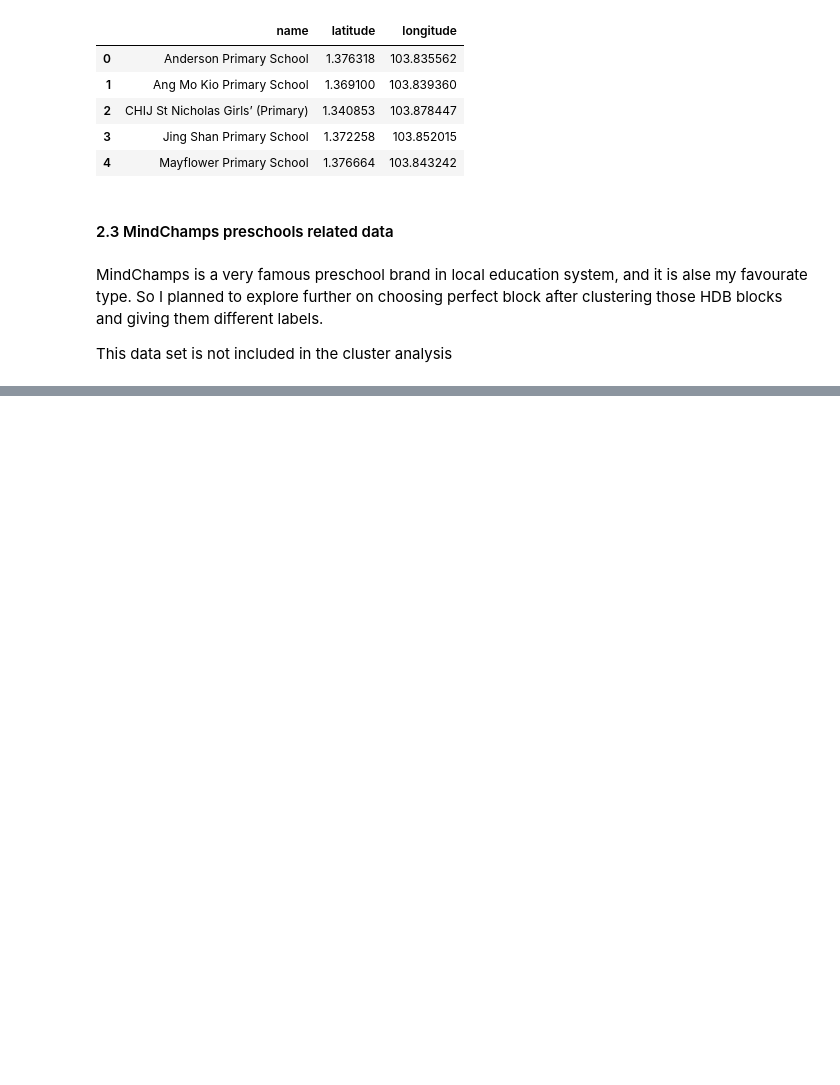
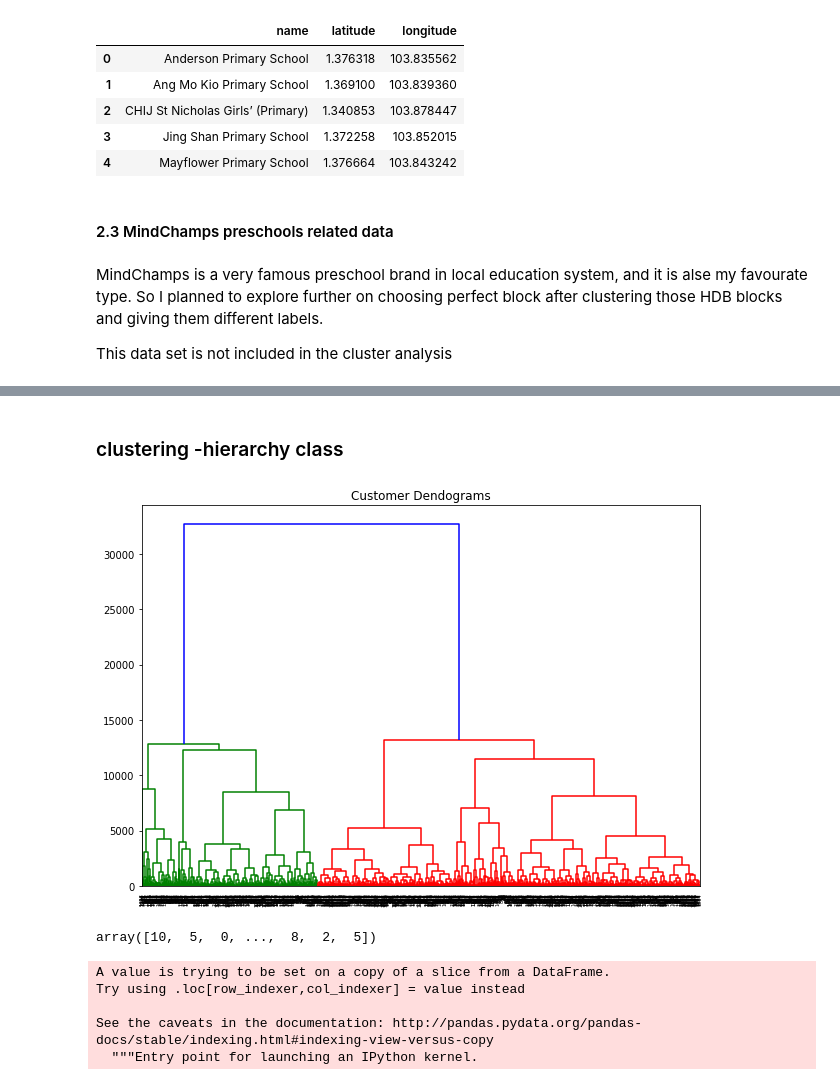
Before and after one commit to gengzhaoxin/904_HDB_001, a Jupyter notebook: HDB_research001.ipynb, the cells around one changed output, grey strips where cells are left out. Drawn from its saved outputs; the diff is of its cells as text; code cells hidden in the pictures; blank space fills up the shorter version.

```diff
--- a/HDB_research001.ipynb
+++ b/HDB_research001.ipynb
@@ -95,0 +582,5 @@ df5.head()
+# %%
+import pandas as pd
+df1 = pd.read_csv('hdb_after_cluster.csv')
+# %%
+df00 = df1[df1['cluster_lable'] == 0]
@@ -95,0 +629,25 @@ df5.head()
+# %% [markdown]
+<h3>clustering -hierarchy class</h3>
+# %%
+import scipy.cluster.hierarchy as shc
+
+plt.figure(figsize=(10, 7))
+plt.title("Customer Dendograms")
+dend = shc.dendrogram(shc.linkage(df00, method='ward'))
+# %% [output]
+[figure, added]
+# %%
+from sklearn.cluster import AgglomerativeClustering
+
+cluster = AgglomerativeClustering(n_clusters=11, affinity='euclidean', linkage='ward')
+cluster.fit_predict(df00)
+# %% [output]
+array([10,  5,  0, ...,  8,  2,  5])
+# %%
+df00['cluster_lable'] = cluster.labels_
+# %% [output]
+A value is trying to be set on a copy of a slice from a DataFrame.
+Try using .loc[row_indexer,col_indexer] = value instead
+
+See the caveats in the documentation: http://pandas.pydata.org/pandas-docs/stable/indexing.html#indexing-view-versus-copy
+  """Entry point for launching an IPython kernel.
```
Also changed, not shown: parts of 99 cells of this notebook.
